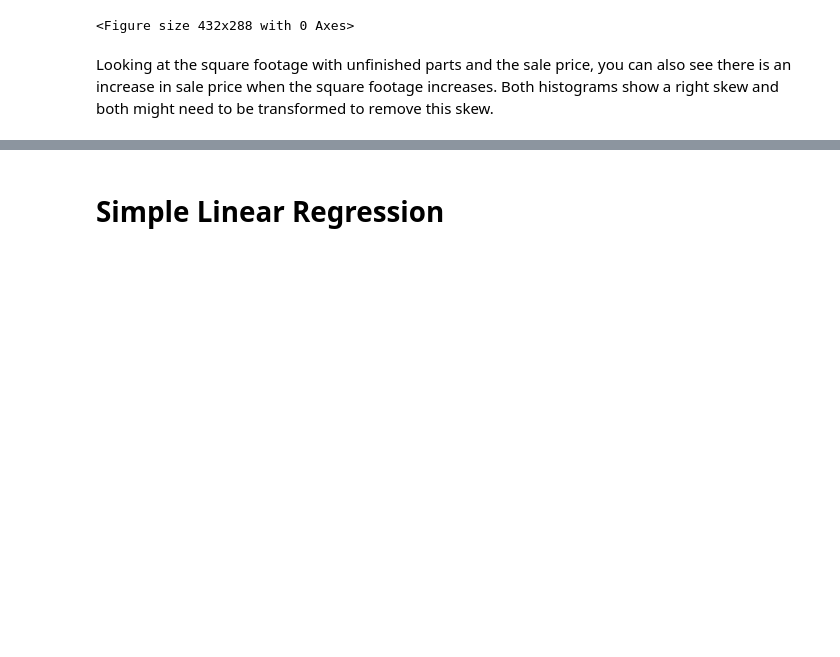
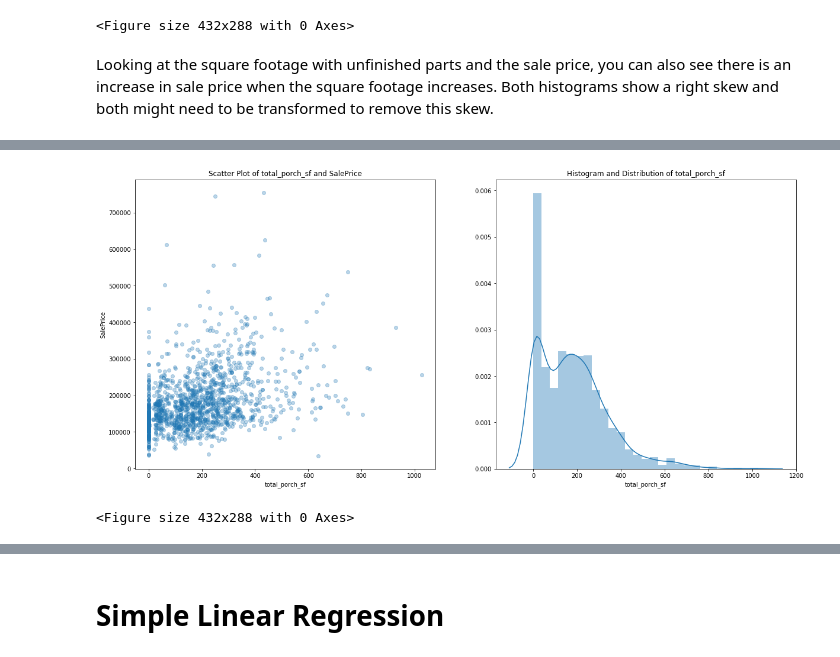
Before and after one commit to matthewcassi/kaggle_competitions, a Jupyter notebook: house_prices/initial_eda.ipynb, the cells around one changed output, grey strips where cells are left out. Drawn from its saved outputs; the diff is of its cells as text; code cells hidden in the pictures; blank space fills up the shorter version.

```diff
--- a/house_prices/initial_eda.ipynb
+++ b/house_prices/initial_eda.ipynb
@@ -578,0 +625,5 @@ Looking at the square footage with unfinished parts and the sale price, you can
+# %%
+plot.scatter_hist(train,'total_porch_sf','SalePrice',False)
+# %% [output]
+[figure, added]
+<Figure size 432x288 with 0 Axes>
```
Also changed, not shown: parts of 21 cells of this notebook.
